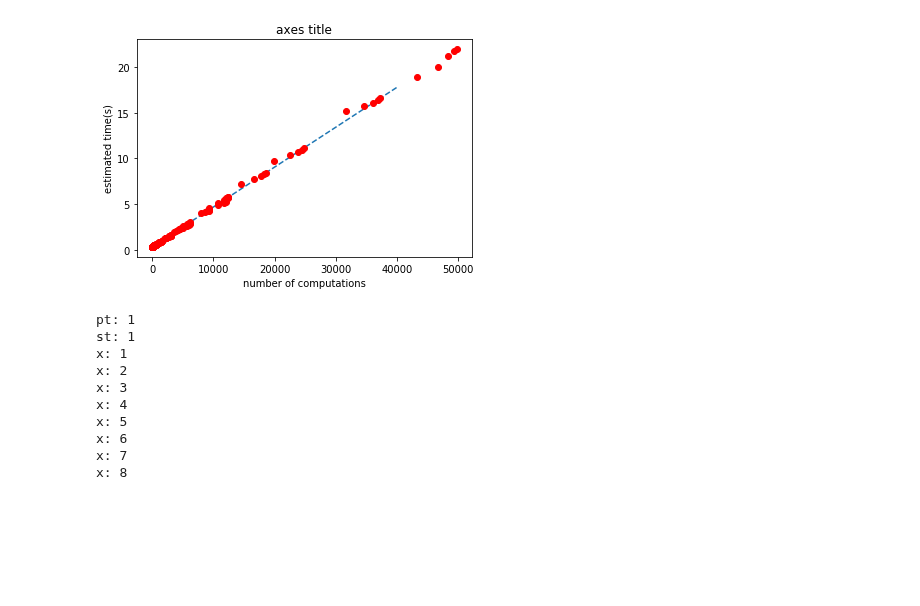
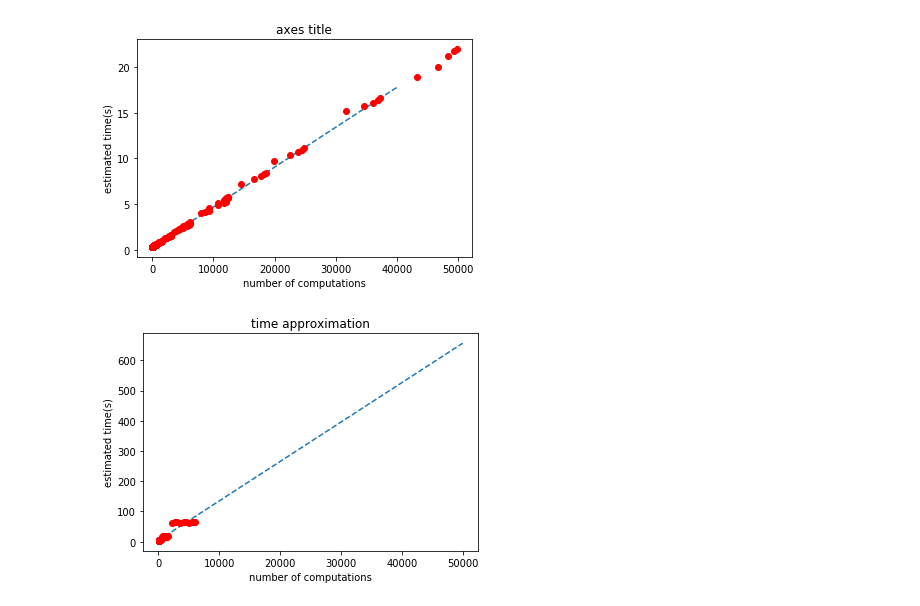
Before and after one commit to xil222/krypton, a Jupyter notebook: code-release/ui/TimeEstimate Generation.ipynb, the cells around one changed output. Saved outputs shown, nothing was run; the diff lists cells and outputs as text; code cells hidden in the pictures; blank space fills up the shorter version.

```diff
--- a/code-release/ui/TimeEstimate Generation.ipynb
+++ b/code-release/ui/TimeEstimate Generation.ipynb
@@ -135,5 +378,7 @@ resnet_fig.savefig("resnet_time_approx.jpg")
 # %% [output]
 [figure]
 # %%
-inception_fig = abline(X_inception[0][0], X_inception[1][0], inception_paralist, inception_timelist)
-inception_fig.savefig("inception_time_approx.jpg")
+# inception_fig = abline(X_inception[0][0], X_inception[1][0], inception_paralist, inception_timelist)
+# inception_fig.savefig("inception_time_approx.jpg")
+# %% [output]
+[figure, added]
@@ -235,49 +384,0 @@ def get_parameters(model_class, image_file_path):
-# %%
-'''
-start the experimeng with vgg16
-iterate all time-possibilities of vgg16
-store all the patch,stride,height,width possibilities into .json
-as the backend for later estimate time cost
-of running Krypton
-'''
-# patch_dict = [1,2,4,8,16]
-# stride_dict = [1,2,4,8,16]
-
-# data = {}
-# data['vgg16'] = []
-
-# for pt in patch_dict:
-#     print('pt: ' + str(pt))
-#     for st in stride_dict:
-#         print('st: ' + str(st))
-#         for x in range(1,225):
-#             print('x: ' + str(x))
-#             for y in range(1,225):
-#                 #print('y: ' + str(y))
-#                 begin_time = time.time()
-#                 _,_,_ = inc_inference_with_model(vgg_model, image_file_path, patch_size=pt, stride=st, beta=1.0, x0=0, y0=0, image_size=224, x_size=x,
-#                                       y_size=y, version='v1', gpu=True, c=0.0)
-#                 end_time = time.time()
-#                 time_elapsed = end_time - begin_time
-#                 data['vgg16'].append({
-#                     'patch': pt,
-#                     'stride': st,
-#                     'width': x,
-#                     'height': y,
-#                     'time': time_elapsed
-#                 })
-
-
-# with open('time-estimation.txt', 'w') as outfile:
-#     json.dump(data, outfile)
-# %% [output]
-pt: 1
-st: 1
-x: 1
-x: 2
-x: 3
-x: 4
-x: 5
-x: 6
-x: 7
-x: 8
```
Also changed, not shown: parts of 17 cells of this notebook, 1 other file.
